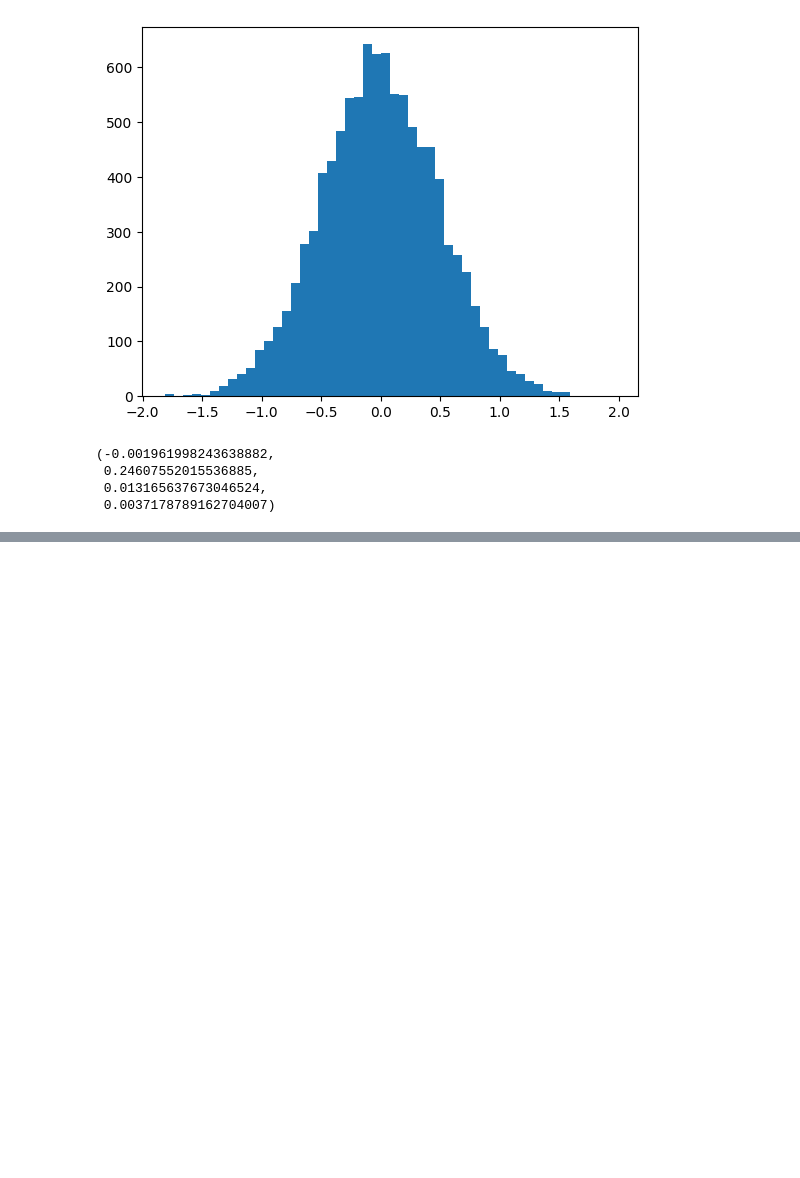
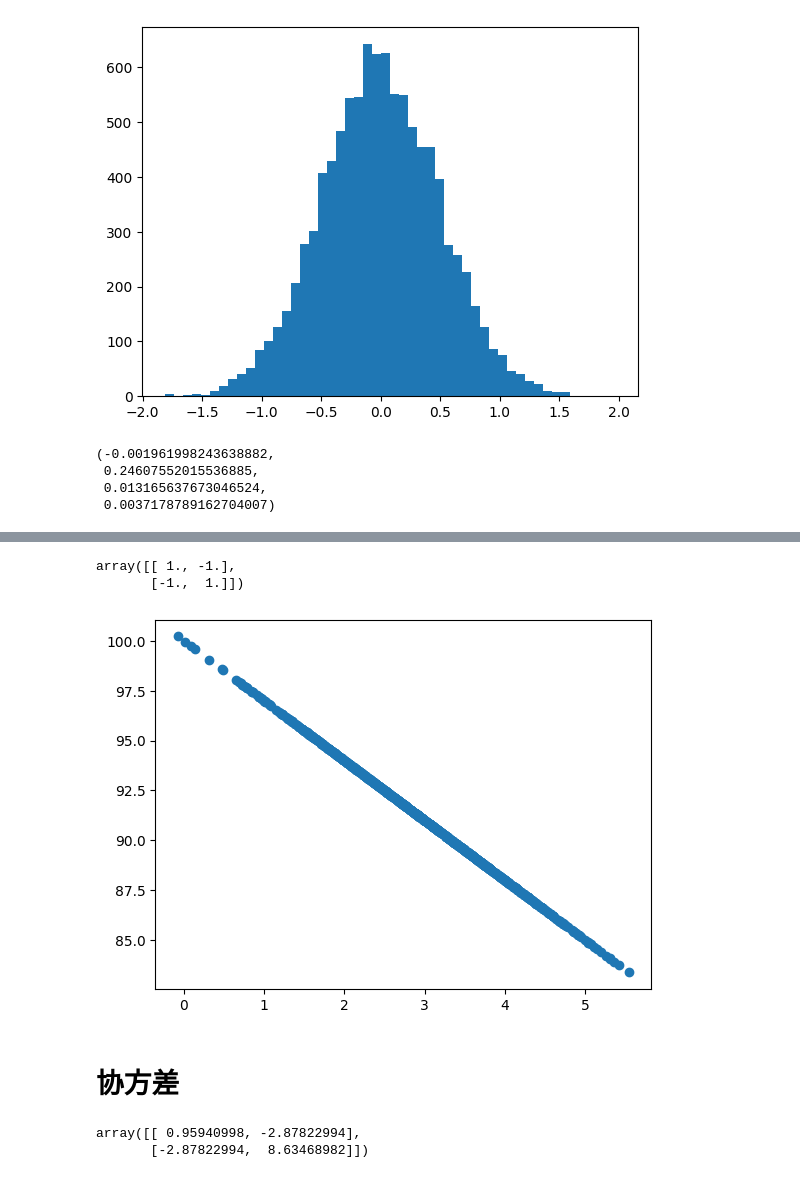
Before and after one commit to shouzheng/ml-notes, a Jupyter notebook: examples/数据分析/数据统计.ipynb, the cells around one changed output, grey strips where cells are left out. Drawn from its saved outputs; the diff is of its cells as text; code cells hidden in the pictures; blank space fills up the shorter version.

```diff
--- a/examples/数据分析/数据统计.ipynb
+++ b/examples/数据分析/数据统计.ipynb
@@ -104,0 +116,15 @@ np.mean(values), np.var(values), sp.skew(values), sp.kurtosis(values)
+# %%
+purchaseAmount = 100 - pageSpeeds * 3
+plt.scatter(pageSpeeds, purchaseAmount)
+np.corrcoef(pageSpeeds, purchaseAmount)
+# %% [output]
+array([[ 1., -1.],
+       [-1.,  1.]])
+[figure, added]
+# %% [markdown]
+# 协方差
+# %%
+np.cov(pageSpeeds, purchaseAmount)
+# %% [output]
+array([[ 0.95940998, -2.87822994],
+       [-2.87822994,  8.63468982]])
```
Also changed, not shown: parts of 3 cells of this notebook, 1 other file.
